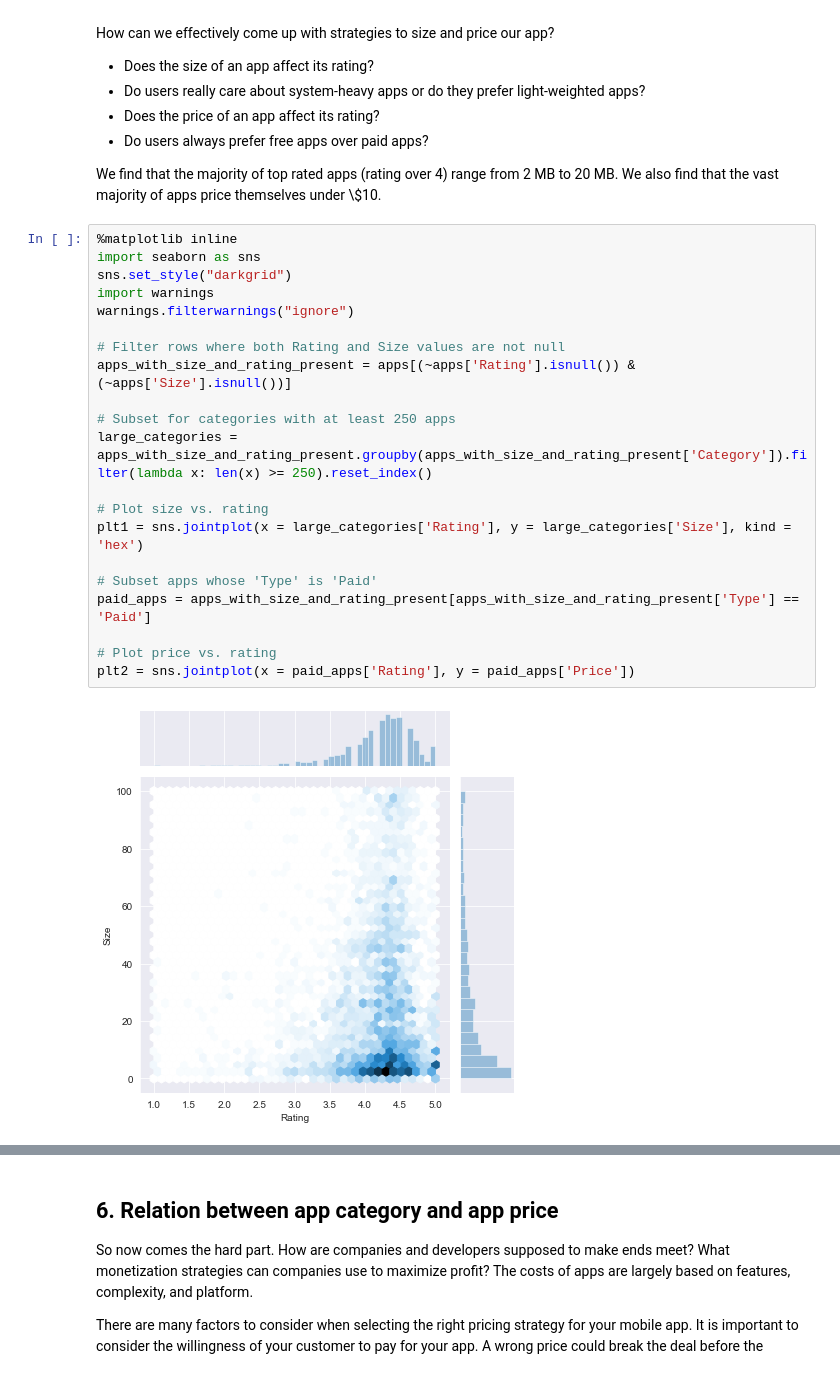
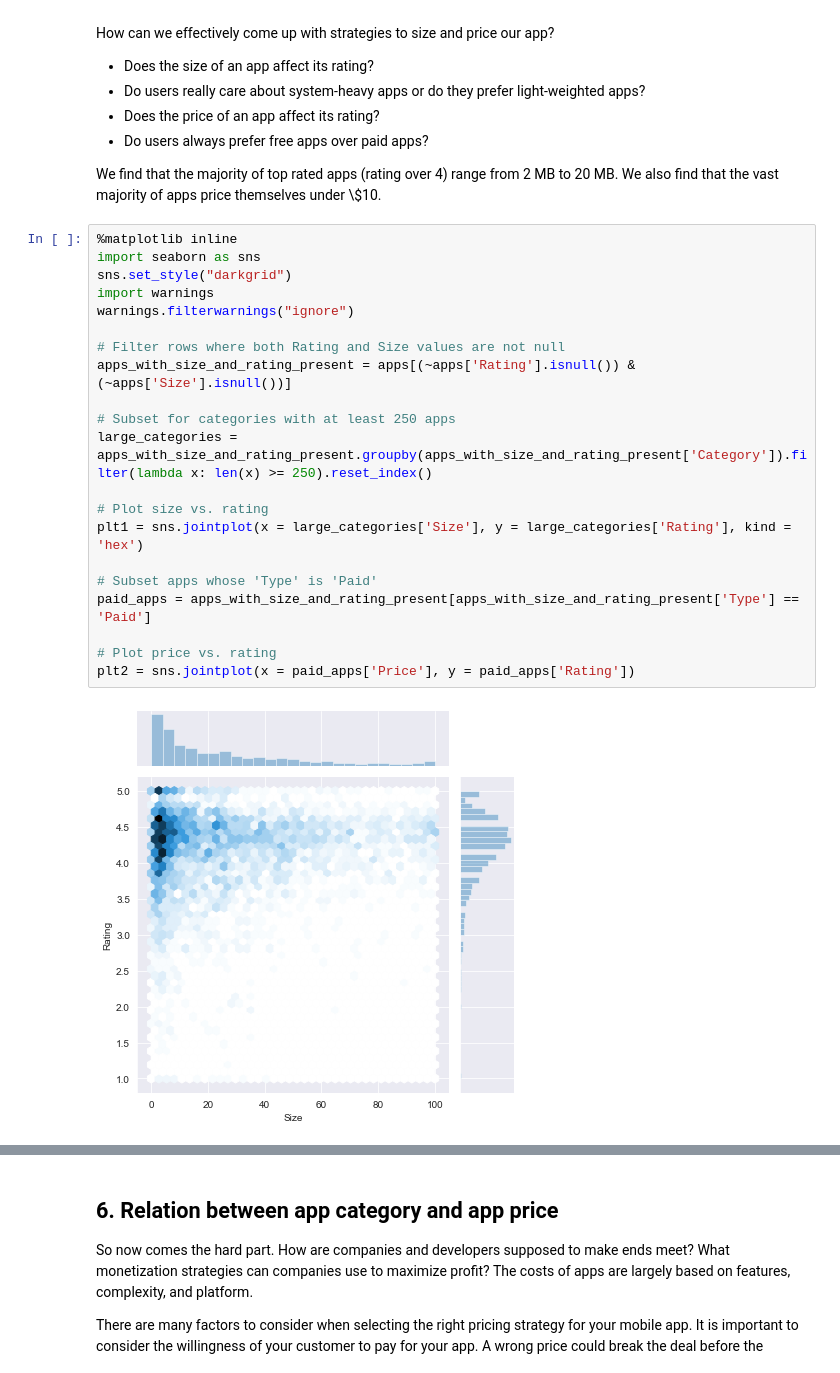
Before and after one commit to abdulahad2307/DataScience, a Jupyter notebook: Project02_The Android App Market on Google Play/notebook.ipynb, the cells around one changed output, grey strips where cells are left out. Drawn from its saved outputs; the diff is of its cells as text.

```diff
--- a/Project02_The Android App Market on Google Play/notebook.ipynb
+++ b/Project02_The Android App Market on Google Play/notebook.ipynb
@@ -139,23 +139,23 @@ Average app rating =  4.173243045387994
 # %%
 %matplotlib inline
 import seaborn as sns
 sns.set_style("darkgrid")
 import warnings
 warnings.filterwarnings("ignore")
 
 # Filter rows where both Rating and Size values are not null
 apps_with_size_and_rating_present = apps[(~apps['Rating'].isnull()) & (~apps['Size'].isnull())]
 
 # Subset for categories with at least 250 apps
 large_categories = apps_with_size_and_rating_present.groupby(apps_with_size_and_rating_present['Category']).filter(lambda x: len(x) >= 250).reset_index()
 
 # Plot size vs. rating
-plt1 = sns.jointplot(x = large_categories['Rating'], y = large_categories['Size'], kind = 'hex')
+plt1 = sns.jointplot(x = large_categories['Size'], y = large_categories['Rating'], kind = 'hex')
 
 # Subset apps whose 'Type' is 'Paid'
 paid_apps = apps_with_size_and_rating_present[apps_with_size_and_rating_present['Type'] == 'Paid']
 
 # Plot price vs. rating
-plt2 = sns.jointplot(x = paid_apps['Rating'], y = paid_apps['Price'])
+plt2 = sns.jointplot(x = paid_apps['Price'], y = paid_apps['Rating'])
 # %% [output]
-[figure, old version]
+[figure, new version]
```
Also changed, not shown: parts of 4 cells of this notebook.
